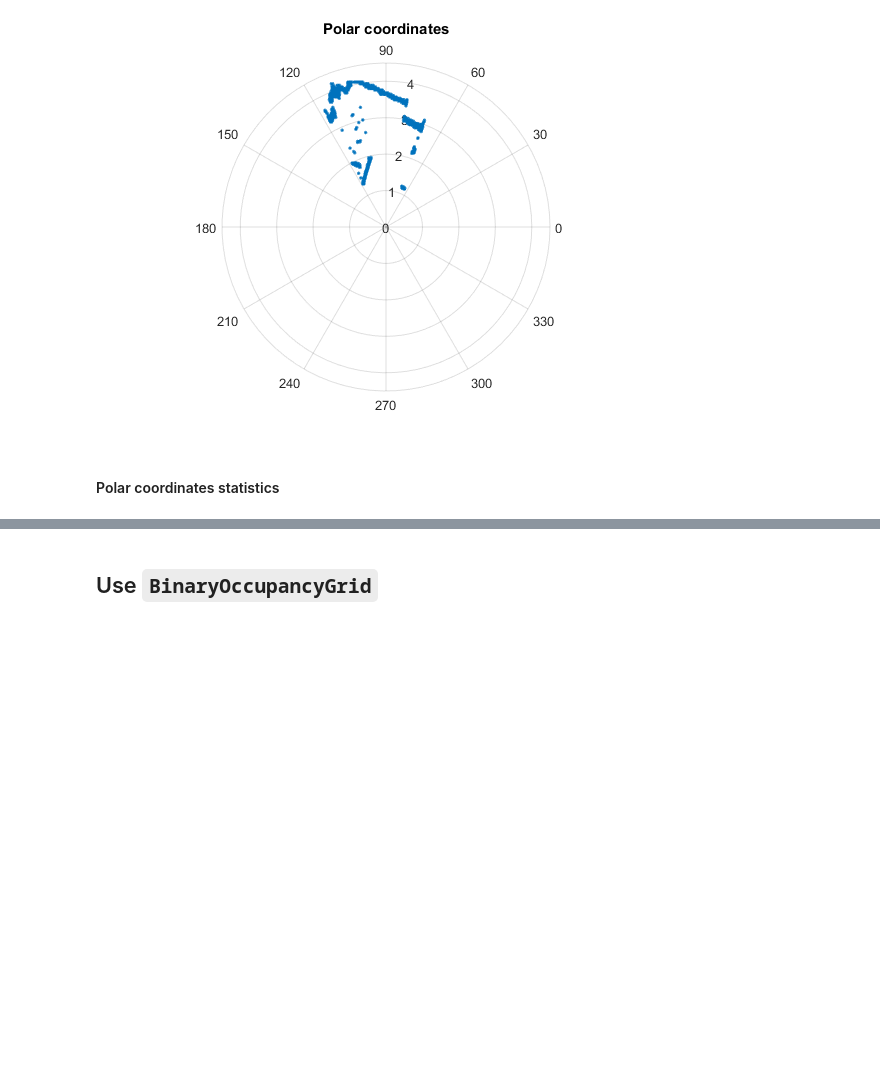
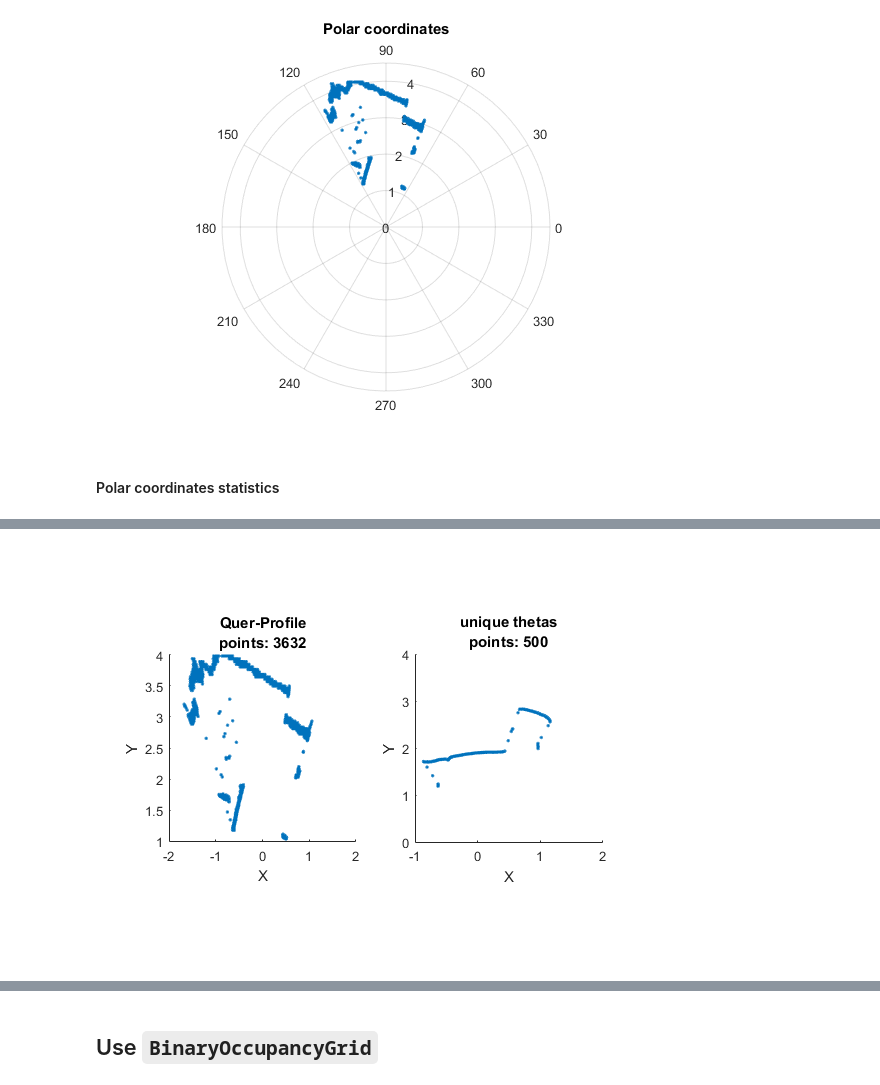
Before and after one commit to codepuree/particlefilter, a Jupyter notebook: Notebooks/Test.ipynb, the cells around one changed output, grey strips where cells are left out. Drawn from its saved outputs; the diff is of its cells as text; code cells hidden in the pictures; blank space fills up the shorter version.

```diff
--- a/Notebooks/Test.ipynb
+++ b/Notebooks/Test.ipynb
@@ -150,0 +188,11 @@ rhoDiff:   3.056
+# %%
+thetasUnique  = unique(thetas);
+
+rhosUniqueMin    = arrayfun(@(x)    min(sort(rhos(thetas == x), 'descend')), thetasUnique);
+rhosUniqueMax    = arrayfun(@(x)    max(sort(rhos(thetas == x), 'descend')), thetasUnique);
+rhosUniqueMean   = arrayfun(@(x)   mean(sort(rhos(thetas == x), 'descend')), thetasUnique);
+rhosUniqueMedian = arrayfun(@(x) median(sort(rhos(thetas == x), 'descend')), thetasUnique);
+# %%
+% Custom resample to 500 elements
+thetasSampled = linspace(thetaMin, thetaMax, 500);
+rhosSampled   = arrayfun(@(x) median(rhos(thetas > x & thetas < (x + thetaDiff))), thetasSampled);
@@ -150,0 +207,73 @@ rhoDiff:   3.056
+# %%
+figure('name', 'simple');
+
+ax1 = subplot(1, 2, 1);
+scatter(ptCloudFlattend.Location(:, 1), ptCloudFlattend.Location(:, 3), '.');
+pbaspect(ax1,[1 1 1]);
+title(['Quer-Profile' 10 'points: ' num2str(numel(ptCloudFlattend.Location(:, 1)))])
+xlabel('X')
+ylabel('Y')
+
+ax2 = subplot(1, 2, 2);
+[x, y] = pol2cart(thetasUnique, rhosUnique);
+scatter(x, y, '.');
+pbaspect(ax2,[1 1 1]);
+title(['unique thetas' 10 'points: ' num2str(numel(rhosUnique))])
+xlabel('X')
+ylabel('Y')
+
+figure('name', 'min/max');
+
+ax1 = subplot(1, 2, 1);
+[x, y] = pol2cart(thetasUnique, rhosUniqueMin);
+scatter(x, y, '.');
+pbaspect(ax1,[1 1 1]);
+title(['Min rhos' 10 'points: ' num2str(numel(rhosUniqueMin))])
+xlabel('X')
+ylabel('Y')
+
+ax2 = subplot(1, 2, 2);
+[x, y] = pol2cart(thetasUnique, rhosUniqueMax);
+scatter(x, y, '.');
+pbaspect(ax2,[1 1 1]);
+title(['Max rhos' 10 'points: ' num2str(numel(rhosUniqueMax))])
+xlabel('X')
+ylabel('Y')
+
+figure('name', 'mean/median');
+
+ax1 = subplot(1, 2, 1);
+[x, y] = pol2cart(thetasUnique, rhosUniqueMean);
+scatter(x, y, '.');
+pbaspect(ax1,[1 1 1]);
+title(['Mean rhos' 10 'points: ' num2str(numel(rhosUniqueMean))])
+xlabel('X')
+ylabel('Y')
+
+ax2 = subplot(1, 2, 2);
+[x, y] = pol2cart(thetasUnique, rhosUniqueMedian);
+scatter(x, y, '.');
+pbaspect(ax2,[1 1 1]);
+title(['Median rhos' 10 'points: ' num2str(numel(rhosUniqueMedian))])
+xlabel('X')
+ylabel('Y')
+
+figure('name', 'sample');
+
+ax1 = subplot(1, 2, 1);
+scatter(ptCloudFlattend.Location(:, 1), ptCloudFlattend.Location(:, 3), '.');
+pbaspect(ax1,[1 1 1]);
+title(['Quer-Profile' 10 'points: ' num2str(numel(ptCloudFlattend.Location(:, 1)))])
+xlabel('X')
+ylabel('Y')
+
+ax2 = subplot(1, 2, 2);
+[x, y] = pol2cart(thetasSampled, rhosSampled);
+scatter(x, y, '.');
+pbaspect(ax2,[1 1 1]);
+title(['unique thetas' 10 'points: ' num2str(numel(rhosSampled))])
+xlabel('X')
+ylabel('Y')
+ylim([0, 4])
+# %% [output]
+[figure, added]
```
Also changed, not shown: parts of 14 cells of this notebook.
